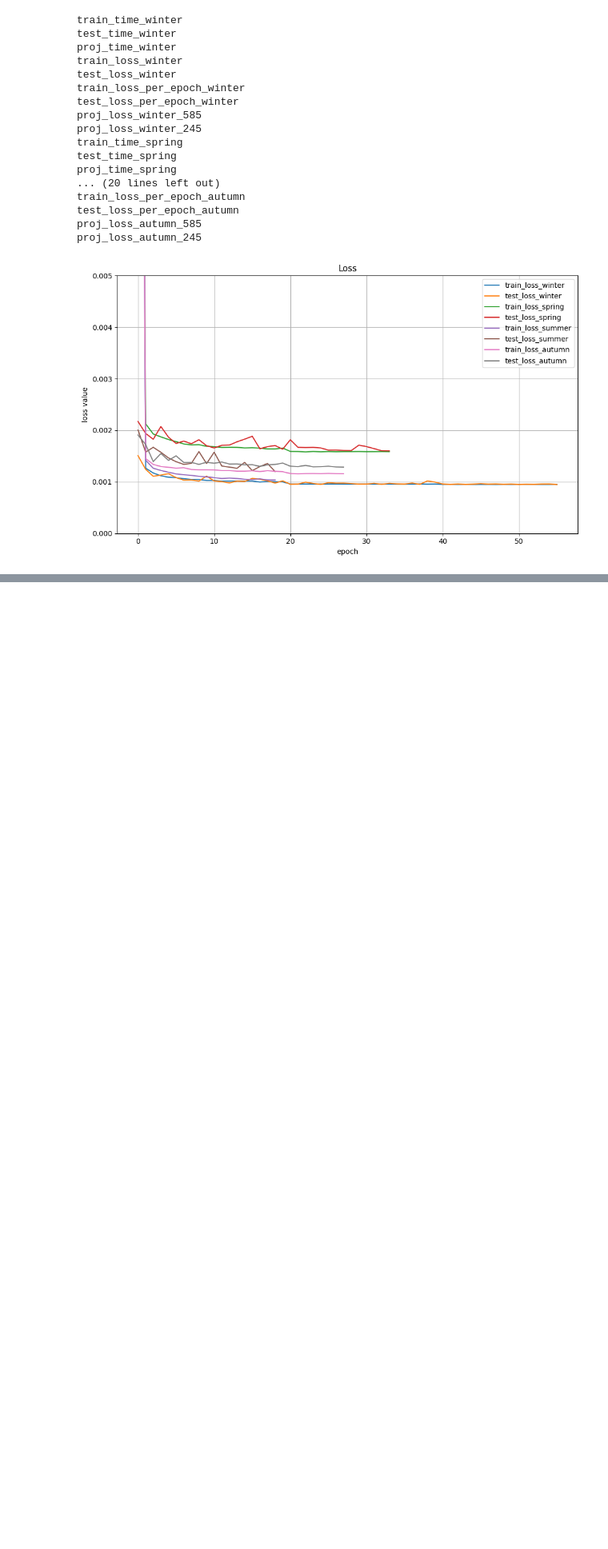
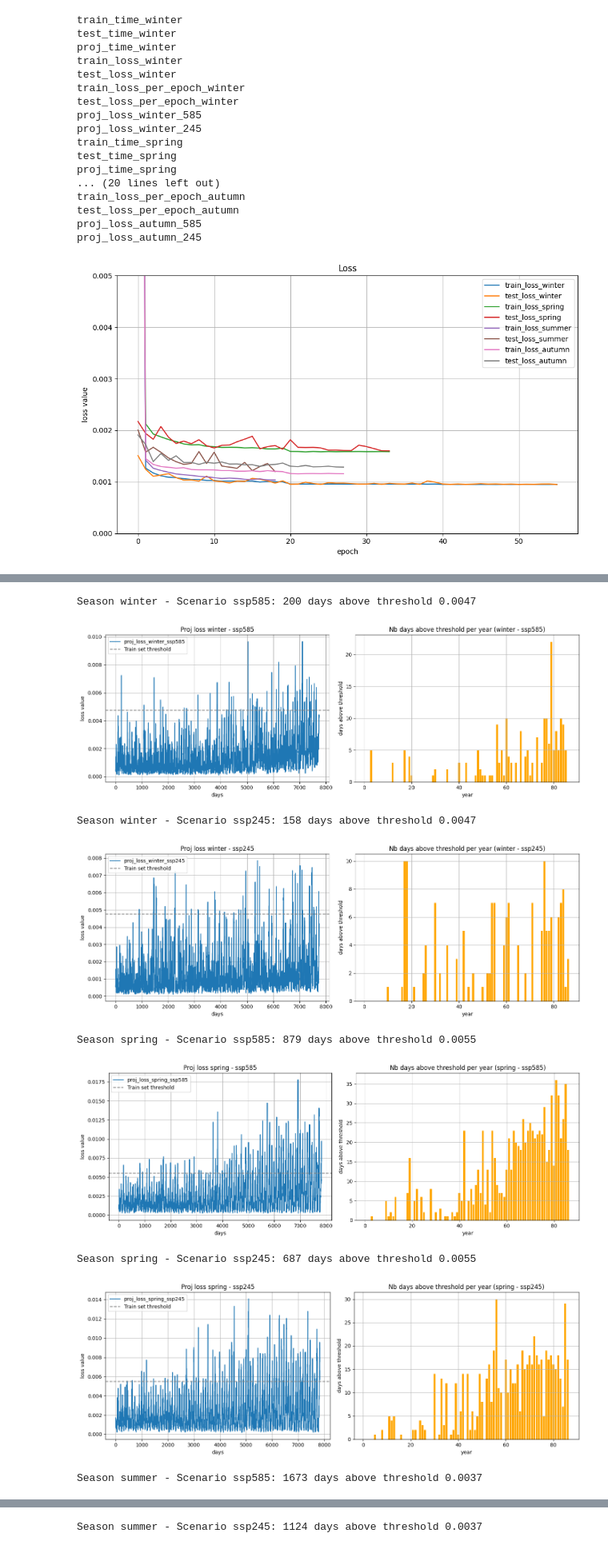
Before and after one commit to interTwin-eu/xtclim, a Jupyter notebook: notebooks/presentation_notebook.ipynb, the cells around one changed output, grey strips where cells are left out. Shown at 80% size. Drawn from its saved outputs; the diff is of its cells as text; code cells hidden in the pictures; blank space fills up the shorter version.

```diff
--- a/notebooks/presentation_notebook.ipynb
+++ b/notebooks/presentation_notebook.ipynb
@@ -415,16 +421,0 @@ plot_losses('winter', average='year')
-# %%
-def display_proj_loss():
-    for season in seasons:
-        for scenario in scenarios:
-            proj_loss = globals()[f"proj_loss_{season}_{scenario}"]
-            if "Unnamed: 0" in proj_loss.columns:
-                proj_loss = proj_loss.drop(columns=["Unnamed: 0"])
-            plt.plot(proj_loss, label=f"proj_loss_{season}_ssp{scenario}")
-        plt.title(f"Proj loss {season}")
-        plt.legend()
-        plt.xlabel('days')
-        plt.ylabel('loss value')
-        plt.grid(True)
-        plt.show()
-
-display_proj_loss()
@@ -435,0 +422,60 @@ display_proj_loss()
+# %%
+def display_proj_loss(percentile=99):
+    for season in seasons:
+        threshold = globals()[f"train_loss_{season}"]['0'].quantile(percentile / 100)
+        season_size = season_sizes.get(season, 365)
+
+        for scenario in scenarios:
+            proj_loss = globals()[f"proj_loss_{season}_{scenario}"]
+            if "Unnamed: 0" in proj_loss.columns:
+                proj_loss = proj_loss.drop(columns=["Unnamed: 0"])
+
+            # Plot 1 : courbe normale
+            fig, axes = plt.subplots(1, 2, figsize=(14, 5))  # 1 ligne, 2 colonnes
+
+            axes[0].plot(proj_loss, label=f"proj_loss_{season}_ssp{scenario}")
+            axes[0].axhline(y=threshold, color='grey', linestyle='--', label='Train set threshold')
+            axes[0].set_title(f"Proj loss {season} - ssp{scenario}")
+            axes[0].set_xlabel('days')
+            axes[0].set_ylabel('loss value')
+            axes[0].legend()
+            axes[0].grid(True)
+
+            # Calcul du nombre de jours dépassant le seuil
+            proj_loss_values = proj_loss.values.flatten()
+            num_days_above_threshold = (proj_loss_values > threshold).sum()
+            print(f"Season {season} - Scenario ssp{scenario}: {num_days_above_threshold} days above threshold {threshold:.4f}")
+
+            # Plot 2 : barres annuelles du nombre de jours de dépassement
+            num_years = len(proj_loss_values) // season_size
+            years = list(range(1, num_years + 1))
+            counts_per_year = []
+
+            for i in range(num_years):
+                start = i * season_size
+                end = start + season_size
+                year_data = proj_loss_values[start:end]
+                count_above = (year_data > threshold).sum()
+                counts_per_year.append(count_above)
+
+            axes[1].bar(years, counts_per_year, color='orange')
+            axes[1].set_title(f"Nb days above threshold per year ({season} - ssp{scenario})")
+            axes[1].set_xlabel('year')
+            axes[1].set_ylabel('days above threshold')
+            axes[1].grid(True)
+
+            plt.tight_layout()
+            plt.savefig(f"./figs/threshold_exceedance_{season}_{scenario}.png")  # ou .jpg, .pdf, etc.
+            plt.show()
+
+display_proj_loss(99)
+# %% [output]
+Season winter - Scenario ssp585: 200 days above threshold 0.0047
+[figure, added]
+Season winter - Scenario ssp245: 158 days above threshold 0.0047
+[figure, added]
+Season spring - Scenario ssp585: 879 days above threshold 0.0055
+[figure, added]
+Season spring - Scenario ssp245: 687 days above threshold 0.0055
+[figure, added]
+Season summer - Scenario ssp585: 1673 days above threshold 0.0037
@@ -435,0 +483 @@ display_proj_loss()
+Season summer - Scenario ssp245: 1124 days above threshold 0.0037
```
Also changed, not shown: parts of 6 cells of this notebook.
